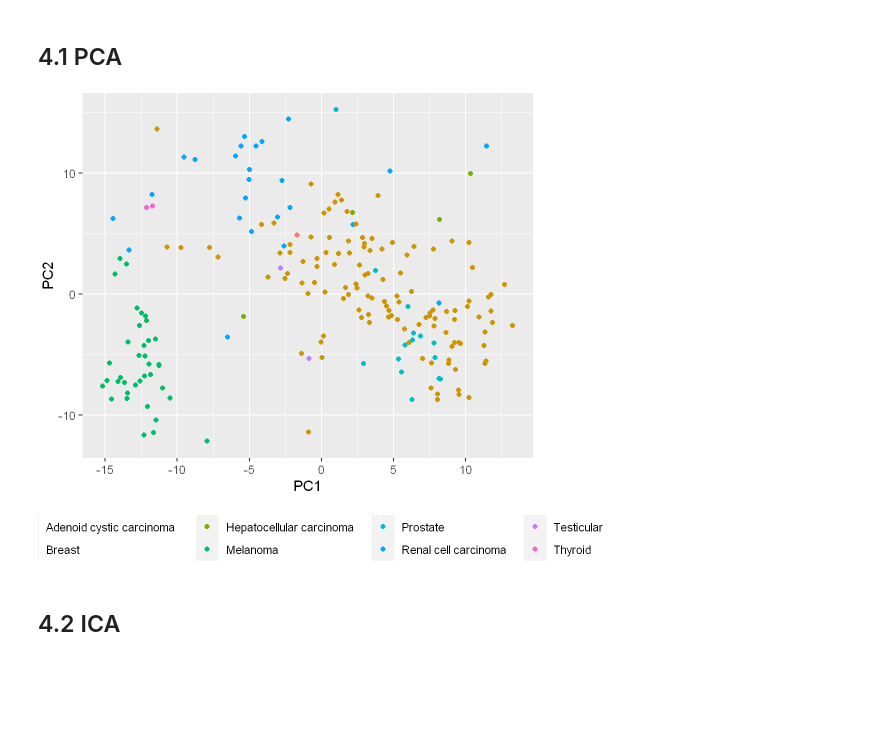
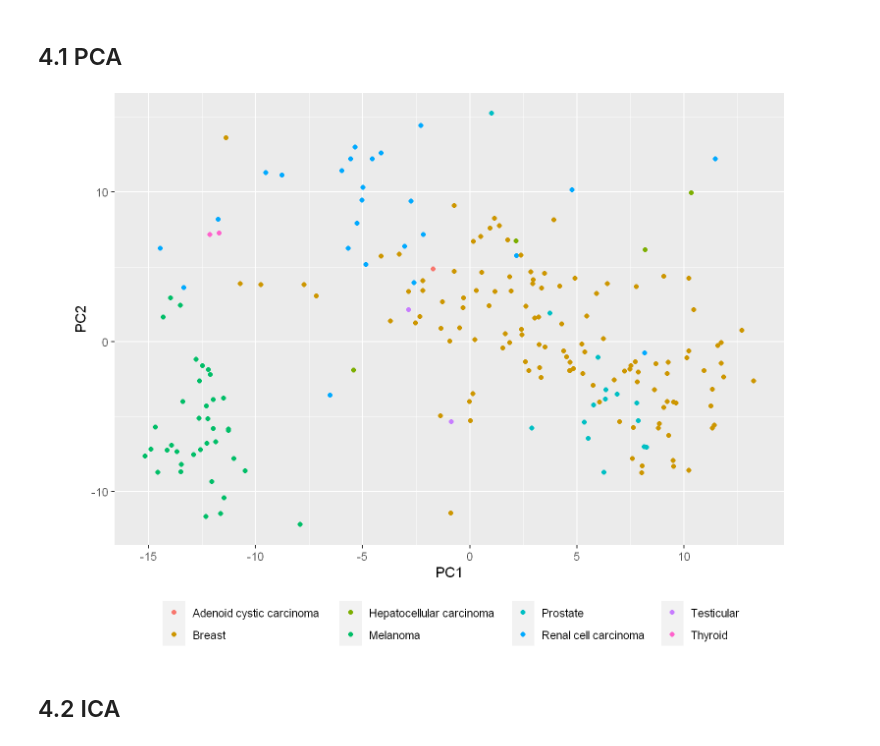
Before and after one commit to Champions-Oncology/Workspaces, a Jupyter notebook: 3examples_in_R/pca_ica_umap_R.ipynb, the cells around one changed output. Cells and saved outputs as stored; diff of their text form; code cells hidden in the pictures; blank space fills up the shorter version.

Commit message:
Fix cut-off figures for display in pca_ica_umap

```diff
--- a/3examples_in_R/pca_ica_umap_R.ipynb
+++ b/3examples_in_R/pca_ica_umap_R.ipynb
@@ -86,14 +86,14 @@ pca_plot <- data.frame(PC1 = pca_out$ind$coord[,1],
     inner_join(df, by="model")
 # %%
 # plot
-options(repr.plot.width = 6, repr.plot.height = 5, repr.plot.res=190)  # set figure size
+options(repr.plot.width = 8, repr.plot.height = 6, repr.plot.res=190)  # set figure size
 ggplot(pca_plot, aes(x = PC1, y = PC2)) +
     geom_point(aes(color = tumor_type)) +
     theme(legend.position = "bottom",
           legend.title = element_blank(),
-          plot.margin = unit(c(0,2,0,0.1), "cm"))
+          plot.margin = unit(c(0,0,0,1), "cm"))
 # %% [output]
-[figure, old version]
+[figure, new version]
 # %% [markdown]
 ## 4.2 ICA
 # %%
```
Also changed, not shown: parts of 2 cells of this notebook.
